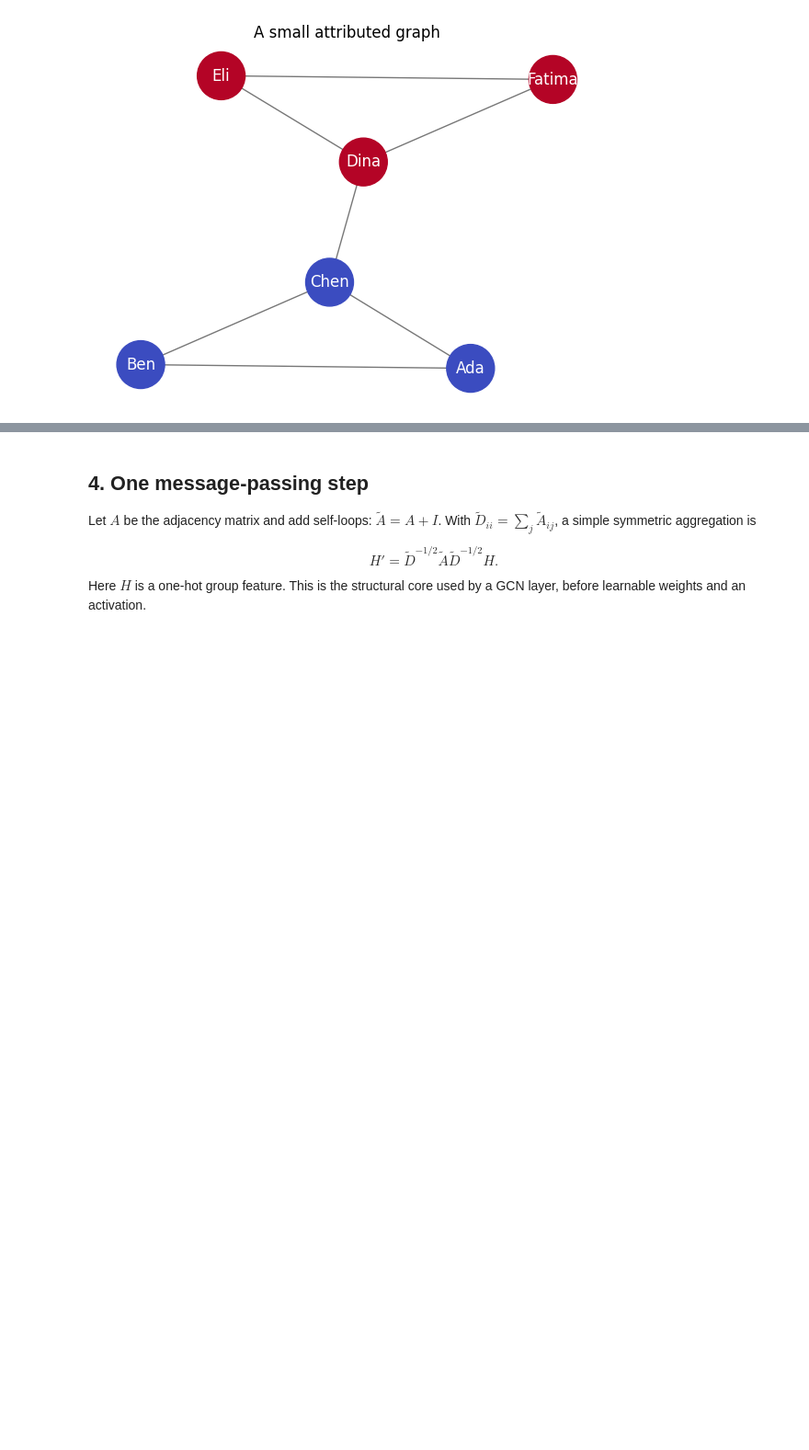
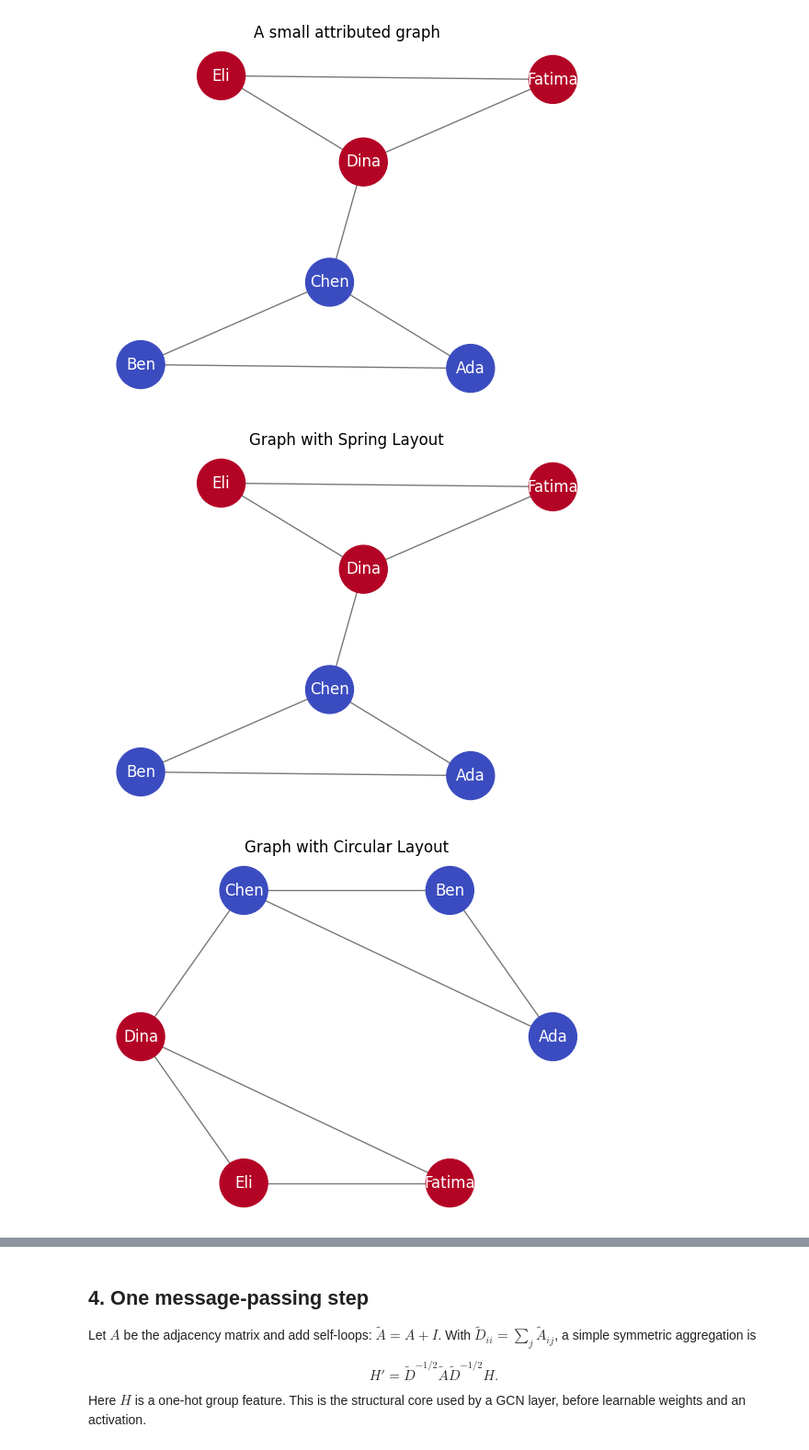
Before and after one commit to TAUforPython/Graph-MachineLearning, a Jupyter notebook: examples/graph_learning_basics.ipynb, the cells around one changed output, grey strips where cells are left out. Shown at 92% size. Cells and saved outputs as stored; diff of their text form; code cells hidden in the pictures; blank space fills up the shorter version.

Commit message:
layouts

```diff
--- a/examples/graph_learning_basics.ipynb
+++ b/examples/graph_learning_basics.ipynb
@@ -59,3 +61,26 @@ plt.axis("off")
 plt.show()
 # %% [output]
 [figure]
+# %%
+layouts = {
+    "Spring Layout": nx.spring_layout,
+    "Circular Layout": nx.circular_layout,
+    "Spectral Layout": nx.spectral_layout,
+    "Random Layout": nx.random_layout,
+    "Shell Layout": nx.shell_layout,
+}
+
+for name, layout_func in layouts.items():
+    plt.figure(figsize=(7, 5))
+    if name == "Spring Layout":
+        pos = layout_func(G, seed=SEED)
+    else:
+        pos = layout_func(G)
+    nx.draw_networkx(G, pos, node_color=colors, cmap="coolwarm", node_size=1400,
+                     font_color="white", edge_color="#777777")
+    plt.title(f"Graph with {name}")
+    plt.axis("off")
+    plt.show()
+# %% [output]
+[figure, added]
+[figure, added]
```
Also changed, not shown: parts of 2 cells of this notebook.
